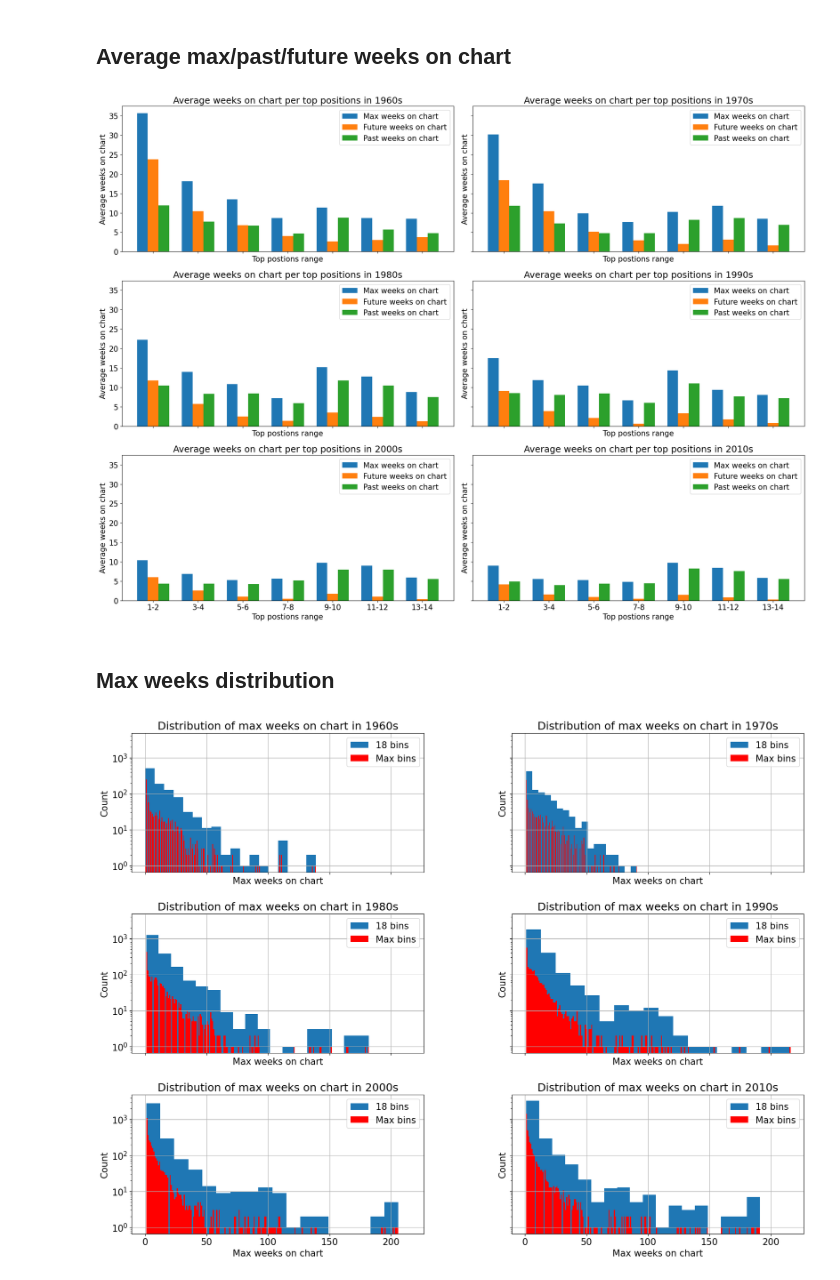
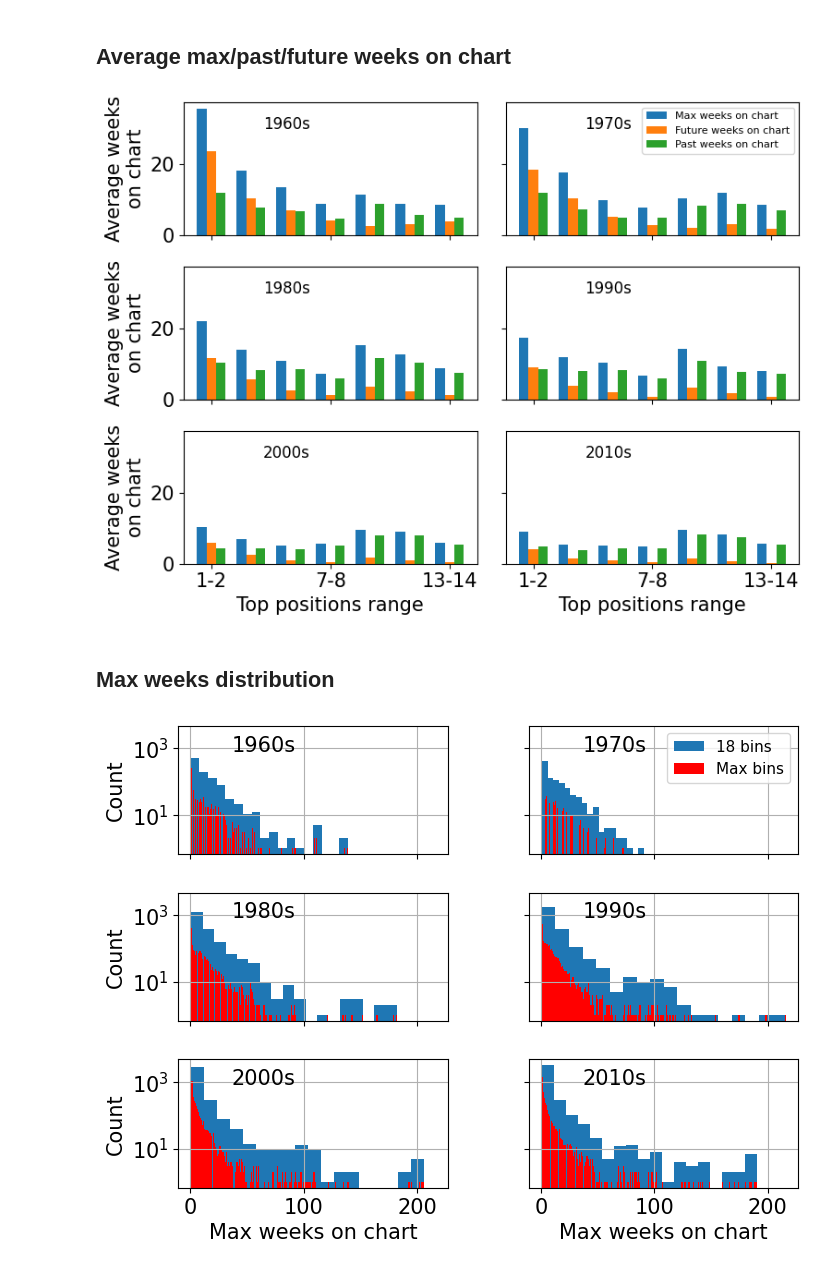
Before and after one commit to martalech/pop_charts_dynamics, a Jupyter notebook: books/books_statistics.ipynb, the cells around one changed output. Drawn from its saved outputs; the diff is of its cells as text; code cells hidden in the pictures.

```diff
--- a/books/books_statistics.ipynb
+++ b/books/books_statistics.ipynb
@@ -105,7 +105,7 @@ for name, group in grouped:
             rows_to_add.append({
                 "author_title": row["author_title"],
                 "first_day_of_the_week": row["first_day_of_the_week"] + timedelta(weeks=1),
-                "position": 101,
+                "position": 16,
                 "last_week_position": row["position"],
                 "weeks_on_chart": row["weeks_on_chart"]
             })
@@ -276,7 +303,7 @@ books_chart = books_chart.merge(df_future_weeks[["author_title", "future_weeks"]
 
 books_chart["max_weeks_on_chart"] = books_chart.groupby(["author_title"])["weeks_on_chart"].transform("max")
 # %%
-fig, axes = plt.subplots(3, 2, figsize=(20, 15), sharey=True, sharex=True)
+fig, axes = plt.subplots(3, 2, figsize=(8, 6), sharey=True, sharex=True)
 
 col_i = 0
 row_i = 0
@@ -319,11 +346,15 @@ for year in range(1960, 2020, 10):
     axes[row_i, col_i].bar(ind, top_positions_max["avg_weeks"], bar_width, label="Max weeks on chart")
     axes[row_i, col_i].bar(ind + bar_width, top_positions_future["avg_weeks"], bar_width, label="Future weeks on chart")
     axes[row_i, col_i].bar(ind + 2*bar_width, top_positions_past["avg_weeks"], bar_width, label="Past weeks on chart")
-    axes[row_i, col_i].set_title(f"Average weeks on chart per top positions in {year}s")
-    axes[row_i, col_i].set_xlabel("Top postions range")
-    axes[row_i, col_i].set_ylabel("Average weeks on chart")
-    axes[row_i, col_i].set_xticks(ind + bar_width, top_positions_max["top_positions_range"].tolist())
-    axes[row_i, col_i].legend()
+    axes[row_i, col_i].text(0.27, 0.8, f"{year}s", fontsize=12, transform=axes[row_i, col_i].transAxes)
+    if row_i == 2:
+        axes[row_i, col_i].set_xlabel("Top positions range")
+    if col_i == 0:
+        axes[row_i, col_i].set_ylabel("Average weeks\non chart")
+    axes[row_i, col_i].xaxis.set_major_locator(plt.MaxNLocator(5))
+    axes[row_i, col_i].set_xticks(ind[::3] + bar_width, top_positions_max["top_positions_range"].tolist()[::3])
+    if row_i == 0 and col_i == 1:
+        axes[row_i, col_i].legend(fontsize=8)
 
     col_i += 1
     if col_i == 2:
@@ -331,40 +362,51 @@ for year in range(1960, 2020, 10):
         row_i += 1
 
 fig.tight_layout()
-plt.savefig("figures/average_weeks_on_chart_per_top_position_decades.pdf", format="pdf")
+plt.savefig("figures/average_weeks_on_chart_per_top_position_decades.pdf", format="pdf", bbox_inches="tight")
 plt.show()
 # %% [output]
-[figure, old version]
+[figure, new version]
 # %% [markdown]
 ## Max weeks distribution
 # %%
-fig, axes = plt.subplots(3, 2, figsize=(20, 15), sharey=True, sharex=True)
+fig, axes = plt.subplots(3, 2, figsize=(8, 6), sharey=True, sharex=True)
 
 col_i = 0
 row_i = 0
 
 for year in range(1960, 2020, 10):
     books_in_decade = books_chart[(books_chart["year"] >= year) &\
         (books_chart["year"] < year + 10)][["author_title", "weeks_on_chart"]]
 
     max_weeks_on_chart = books_in_decade[["author_title", "weeks_on_chart"]].groupby(
         by=["author_title"]).max().reset_index()
 
-    max_weeks_on_chart.hist(bins=18, figsize=(12, 8), legend=False, ax=axes[row_i, col_i])
-    max_weeks_on_chart.hist(bins=books_chart["weeks_on_chart"].max(), figsize=(12, 8), legend=False, color="red", ax=axes[row_i, col_i])
+    max_weeks_on_chart.hist(bins=18, figsize=(8, 6), legend=False, ax=axes[row_i, col_i])
+    max_weeks_on_chart.hist(bins=books_chart["weeks_on_chart"].max(), figsize=(8, 6), legend=False, color="red", ax=axes[row_i, col_i])
 
-    axes[row_i, col_i].set_title(f"Distribution of max weeks on chart in {year}s")
-    axes[row_i, col_i].set_xlabel("Max weeks on chart")
-    axes[row_i, col_i].set_ylabel("Count")
-    axes[row_i, col_i].legend(["18 bins", "Max bins"])
+    axes[row_i, col_i].text(0.2, 0.8, f"{year}s", transform=axes[row_i, col_i].transAxes)
+    axes[row_i, col_i].set_title(None)
+    # axes[row_i, col_i].set_xlabel("Max weeks on chart")
+    # axes[row_i, col_i].set_ylabel("Count")
+    # axes[row_i, col_i].legend(["18 bins", "Max bins"])
     axes[row_i, col_i].set_yscale("log")
+    if row_i == 2:
+        axes[row_i, col_i].set_xlabel("Max weeks on chart")
+    else:
+        axes[row_i, col_i].set_xlabel(None)
+    if col_i == 0:
+        axes[row_i, col_i].set_ylabel("Count")
+    else:
+        axes[row_i, col_i].set_ylabel(None)
+    if row_i == 0 and col_i == 1:
+        axes[row_i, col_i].legend(["18 bins", "Max bins"], fontsize=11, loc="upper right")
 
     col_i += 1
     if col_i == 2:
         col_i = 0
         row_i += 1
 
-plt.savefig("figures/max_weeks_on_chart_distribution_decades.pdf", format="pdf")
+plt.savefig("figures/max_weeks_on_chart_distribution_decades.pdf", format="pdf", bbox_inches="tight")
 plt.show()
 # %% [output]
-[figure, old version]
+[figure, new version]
```
Also changed, not shown: parts of 6 cells of this notebook, 8 other files.
